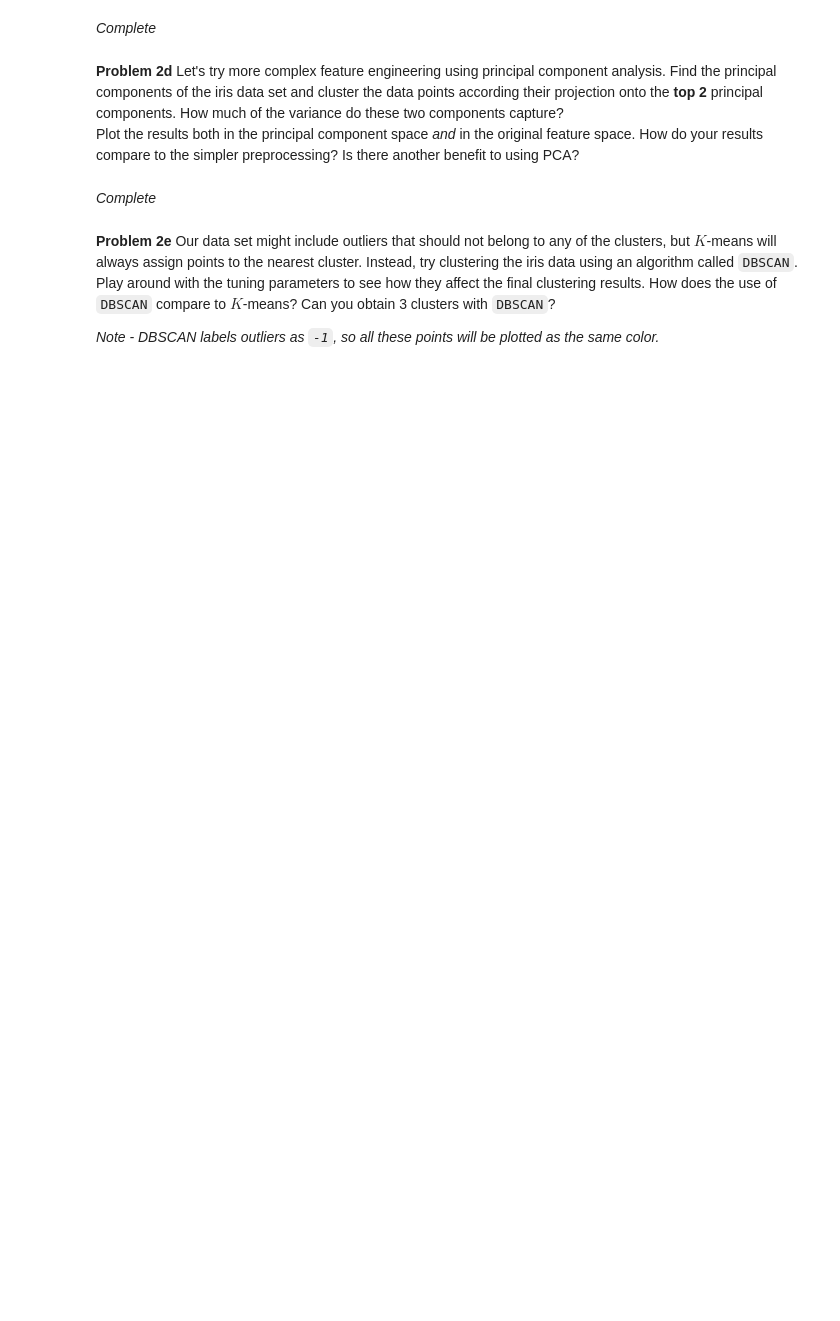
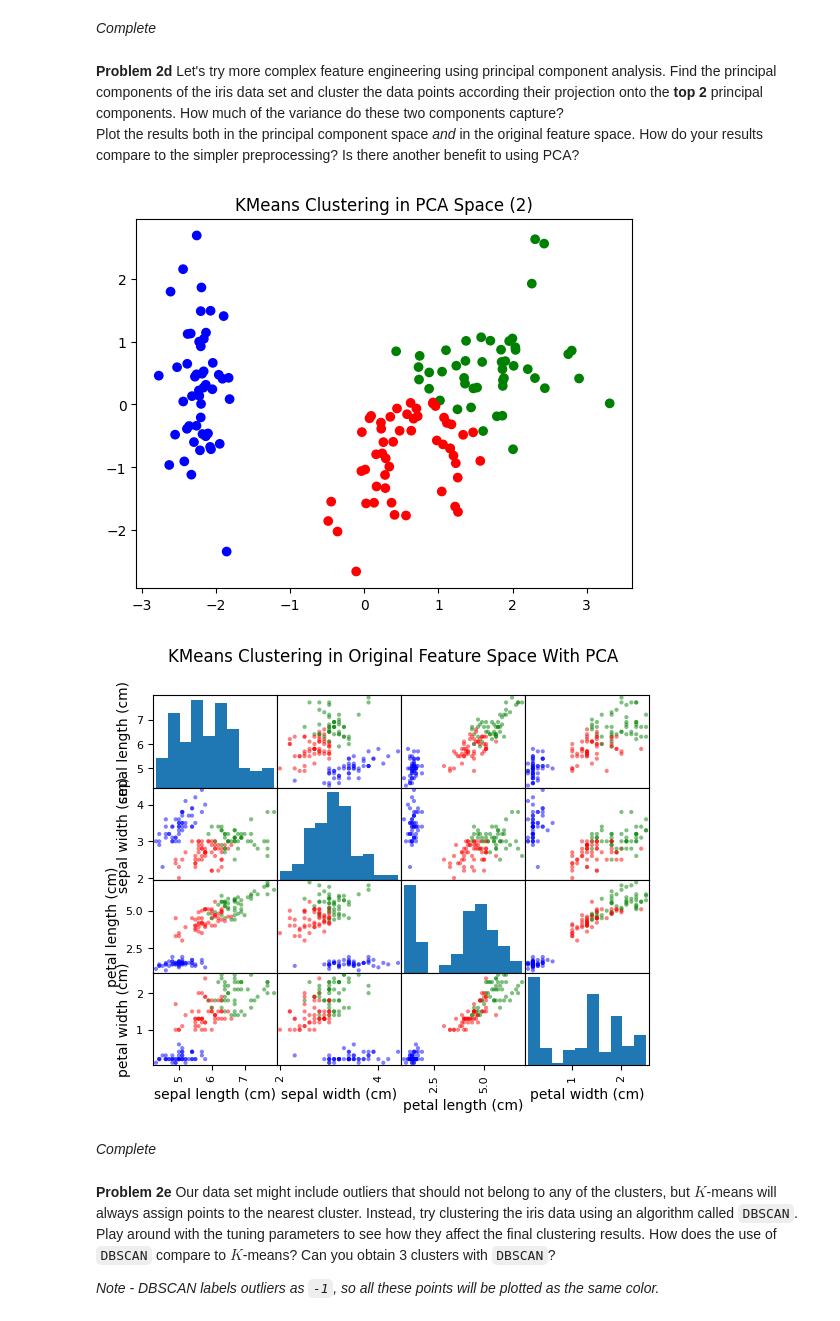
Before and after one commit to ASTR154/clustering, a Jupyter notebook: clustering.ipynb, the cells around one changed output. Saved outputs shown, nothing was run; the diff lists cells and outputs as text; code cells hidden in the pictures; blank space fills up the shorter version.

```diff
--- a/clustering.ipynb
+++ b/clustering.ipynb
@@ -78,3 +132,31 @@ from sklearn.decomposition import PCA
+# %%
+from sklearn.decomposition import PCA
+
+pca = PCA(n_components=2) # complete PCA
+x_pca = pca.fit_transform(x_scaled) # complete PCA
+df_pca = pd.DataFrame(x_pca, columns=['PC1', 'PC2']) # complete PCA
+
+kmeans_pca = KMeans(n_clusters=3, random_state=0) # complete clustering
+kmeans_pca.fit(x_pca) # complete clustering
+clusters_pca = kmeans_pca.labels_ # complete clustering
+df_pca['cluster_pca'] = clusters_pca
+
+color_map_pca = {0: 'red', 1: 'blue', 2:'green'}
+colors_pca = df_pca['cluster_pca'].map(color_map_pca)
+
+plt.scatter(df_pca['PC1'], df_pca['PC2'], c=colors_pca) # plot in PCA space
+plt.title('KMeans Clustering in PCA Space (2)') # plot in PCA space
+plt.show() # plot in PCA space
+
+df['cluster_pca'] = clusters_pca
+colors_original = df['cluster_pca'].map(color_map_pca) # plot in feature space
+
+scatter_matrix(df.iloc[:, :4], color=colors_original)
+plt.suptitle("KMeans Clustering in Original Feature Space With PCA")
+plt.show()
+# %% [output]
+[figure, added]
+[figure, added]
 # %% [markdown]
 *Complete*
 # %% [markdown]
```
Also changed, not shown: parts of 13 cells of this notebook.
